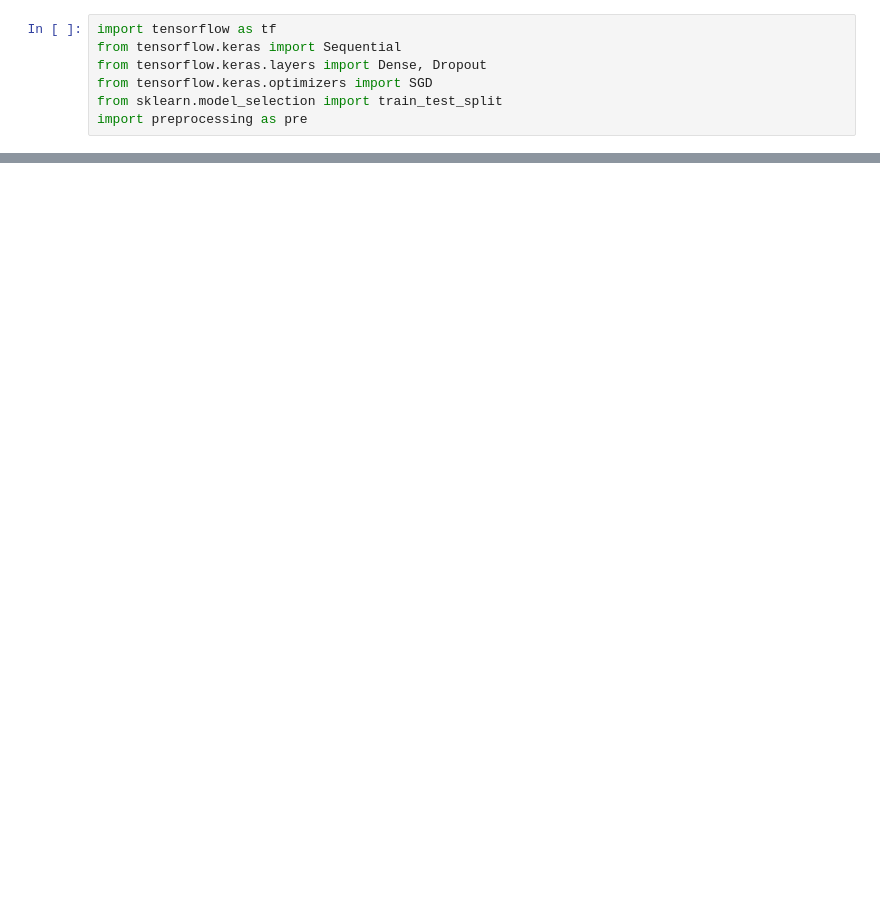
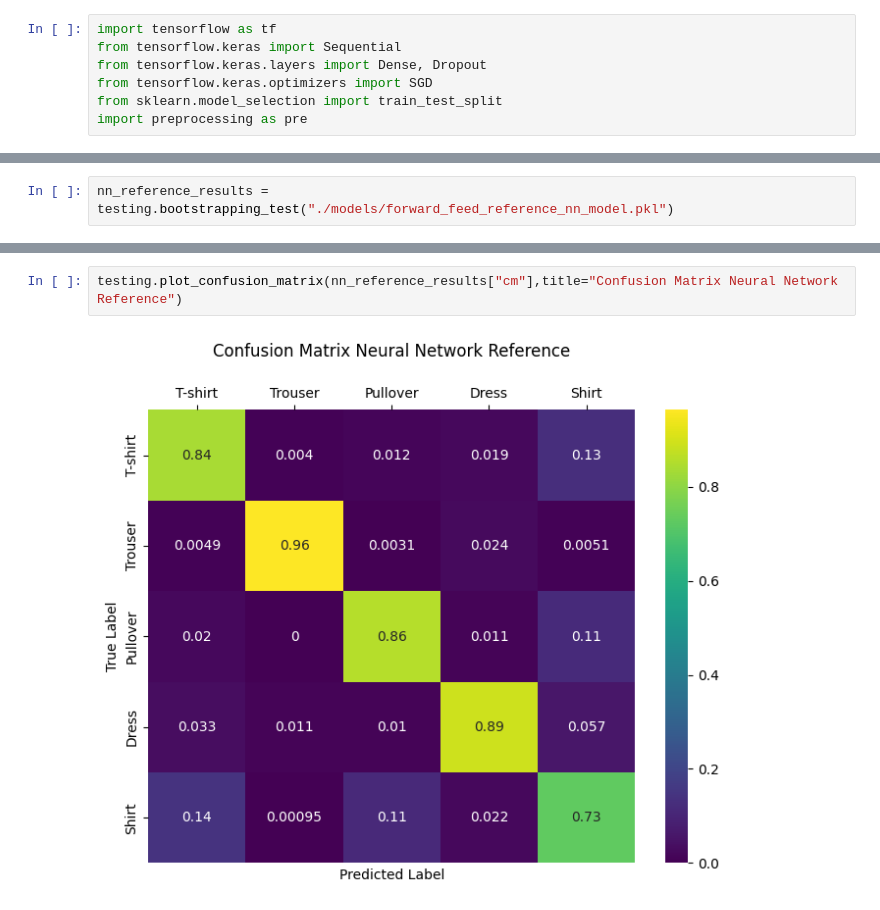
Before and after one commit to ikradnegyhusz/clothing_classifier, a Jupyter notebook: Final_repo/HP_forward_feed_nn.ipynb, the cells around one changed output, grey strips where cells are left out. Drawn from its saved outputs; the diff is of its cells as text; blank space fills up the shorter version.

```diff
--- a/Final_repo/HP_forward_feed_nn.ipynb
+++ b/Final_repo/HP_forward_feed_nn.ipynb
@@ -293,0 +211,2 @@ Accuracy: 80.85% ± 1.26%
+# %%
+nn_reference_results = testing.bootstrapping_test("./models/forward_feed_reference_nn_model.pkl")
@@ -293,0 +233,4 @@ Accuracy: 80.85% ± 1.26%
+# %%
+testing.plot_confusion_matrix(nn_reference_results["cm"],title="Confusion Matrix Neural Network Reference")
+# %% [output]
+[figure, added]
```
Also changed, not shown: parts of 39 cells of this notebook, 9 other files.
